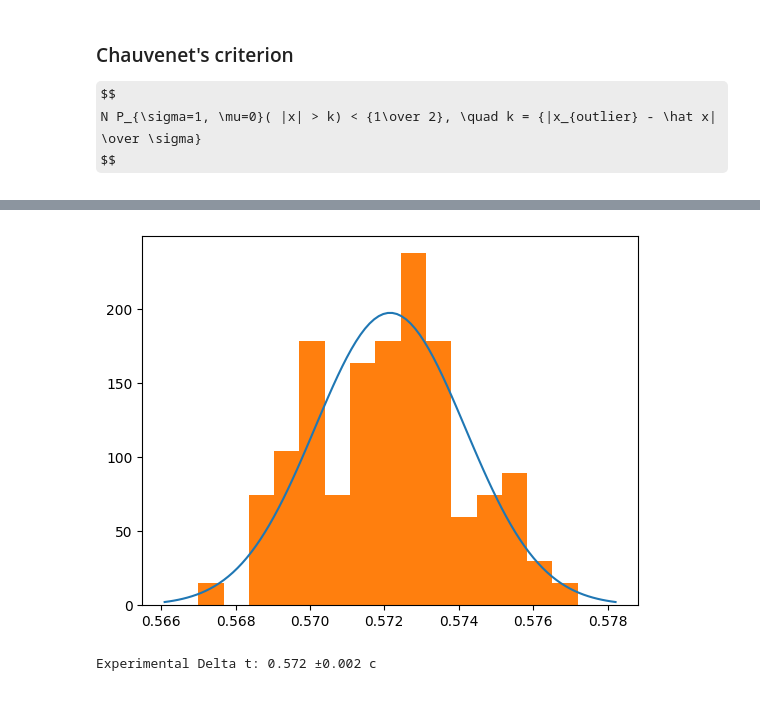
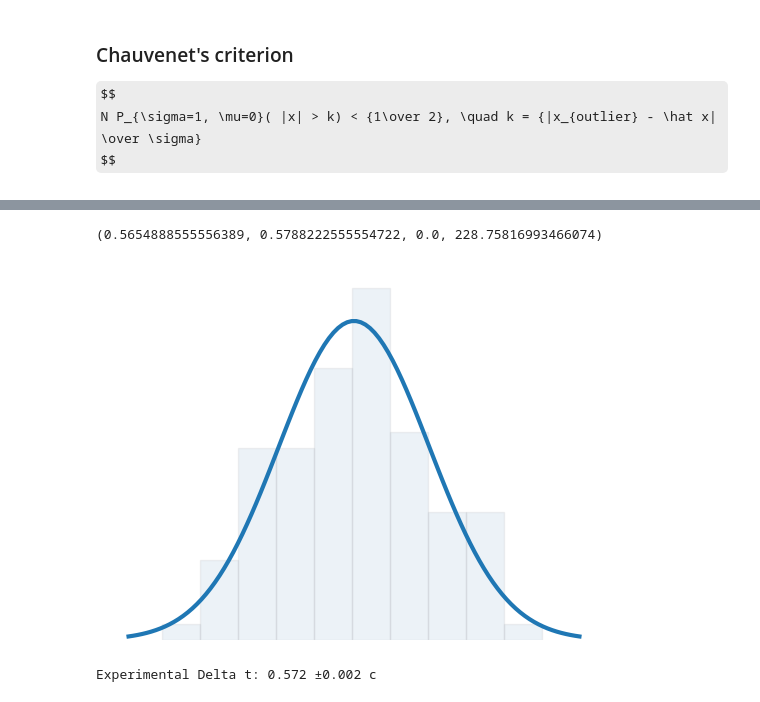
Before and after one commit to evgeny-kolonsky/Lab1h, a Jupyter notebook: Lab1_cart_speed.ipynb, the cells around one changed output, grey strips where cells are left out. Saved outputs shown, nothing was run; the diff lists cells and outputs as text; code cells hidden in the pictures; some formulas as TeX source.

```diff
--- a/Lab1_cart_speed.ipynb
+++ b/Lab1_cart_speed.ipynb
@@ -198,14 +200,20 @@ Chauvene criterion value to be comapred with 1/2: 1.2e+00
 # %%
 def gauss(t, mu, sigma):
   return np.exp(-(t-mu)**2/2/sigma**2) / np.sqrt(2*np.pi*sigma**2)
 
 bins = 10
 tspace = np.linspace(mu-3*sigma, mu+3*sigma, 100)
-plt.plot(tspace, gauss(tspace, mu, sigma))
+plt.plot(tspace, gauss(tspace, mu, sigma), linewidth=3)
 
-plt.hist(t, bins=15, density=True); #normalized
+#plt.hist(t, bins=13, density=True, alpha=0.5,edgecolor='gray',color='steelblue', histtype='bar'); #normalized
+plt.hist(t, bins=10, density=True, alpha=0.1,color='steelblue', edgecolor='gray', histtype='bar'); #normalized
+ymax = gauss(mu-sigma/2, mu, sigma)
+#plt.vlines([mu-sigma/2, mu+sigma/2], ymin=0,  ymax= ymax, color='red', alpha=0.5)
+#plt.hlines( ymax, xmin=mu-sigma/2, xmax=mu+sigma/2, color='red', alpha=0.5)
+plt.axis('off')
 # %% [output]
+(0.5654888555556389, 0.5788222555554722, 0.0, 228.75816993466074)
-[figure, old version]
+[figure, new version]
 # %%
 print(f'Experimental Delta t: {mu:.3f} ±{sigma:.3f} c')
 # %% [output]
```
Also changed, not shown: parts of 17 cells of this notebook.
